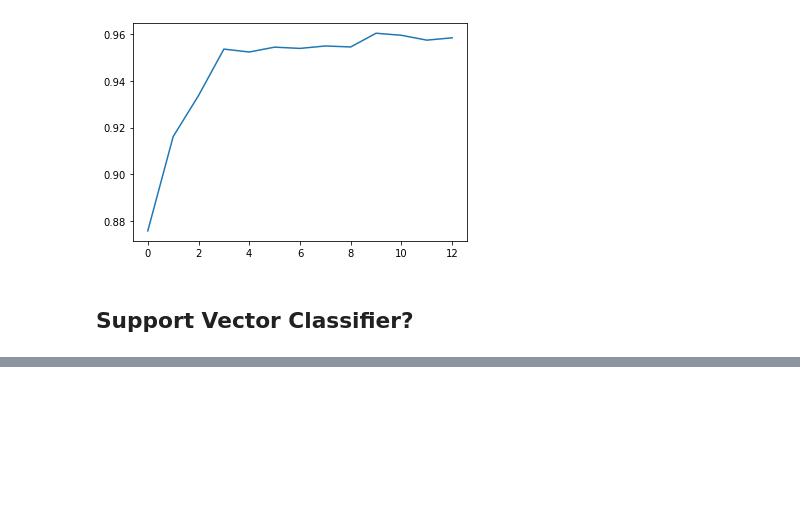
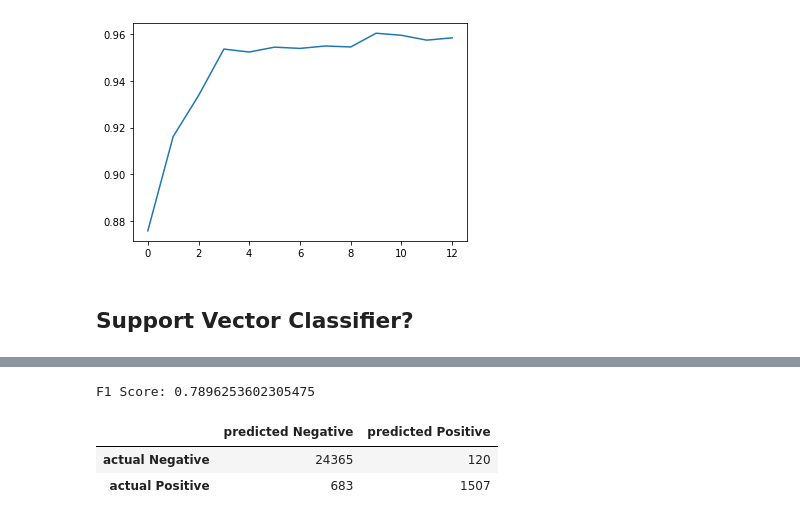
Before and after one commit to flaviagrasso/CSE204_Project, a Jupyter notebook: MachineLearningProject/MACHINE LEARNING PROJECT.ipynb, the cells around one changed output, grey strips where cells are left out. Saved outputs shown, nothing was run; the diff lists cells and outputs as text; code cells hidden in the pictures; blank space fills up the shorter version.

```diff
--- a/MachineLearningProject/MACHINE LEARNING PROJECT.ipynb
+++ b/MachineLearningProject/MACHINE LEARNING PROJECT.ipynb
@@ -395,0 +458,24 @@ F1 Score: 0.7009325525916288
+# %%
+from sklearn.ensemble import RandomForestClassifier
+from sklearn.metrics import f1_score
+
+
+classifier = RandomForestClassifier(n_estimators=100)
+classifier.fit(X_train, Y_train)
+
+# Predict on the test set
+y_pred = classifier.predict(X_test)
+
+# Calculate the F1 score
+f1 = f1_score(Y_test, y_pred)
+
+print("F1 Score:", f1)
+# %% [output]
+F1 Score: 0.7896253602305475
+# %%
+conf = confusion(Y_test, y_pred, labels=['Negative', 'Positive'])
+conf
+# %% [output]
+|  | predicted Negative | predicted Positive |
+| actual Negative | 24365 | 120 |
+| actual Positive | 683 | 1507 |
```
Also changed, not shown: parts of 11 cells of this notebook.
